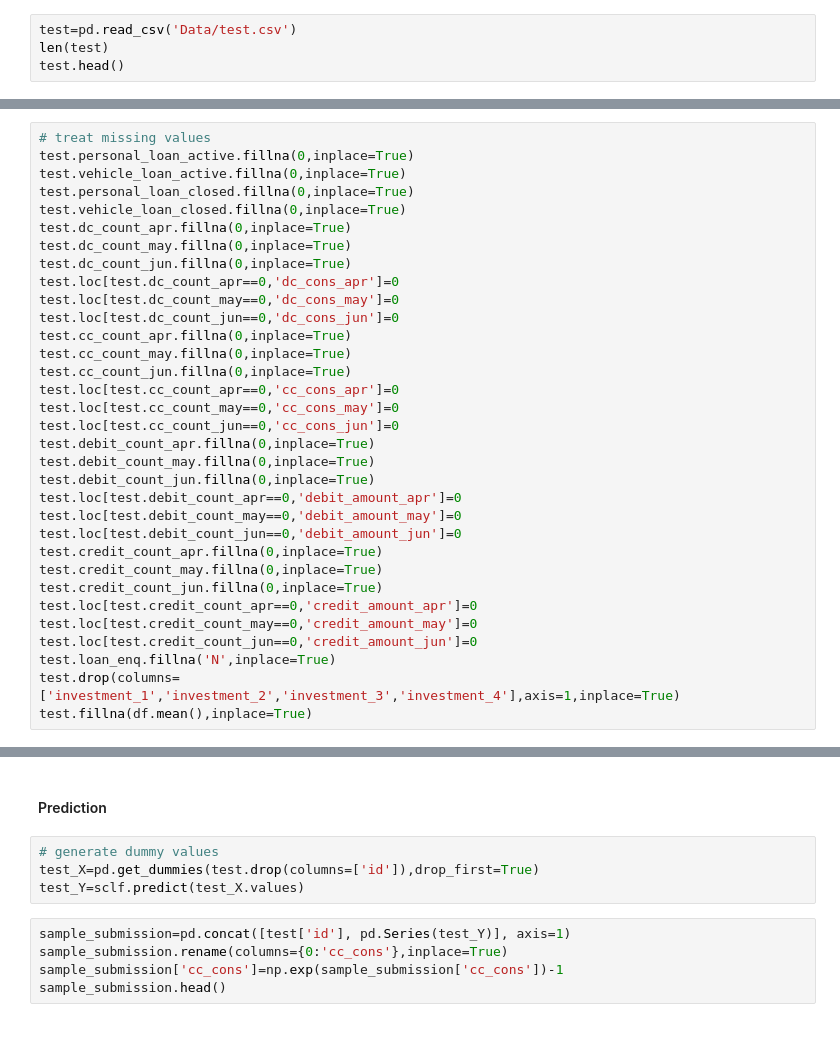
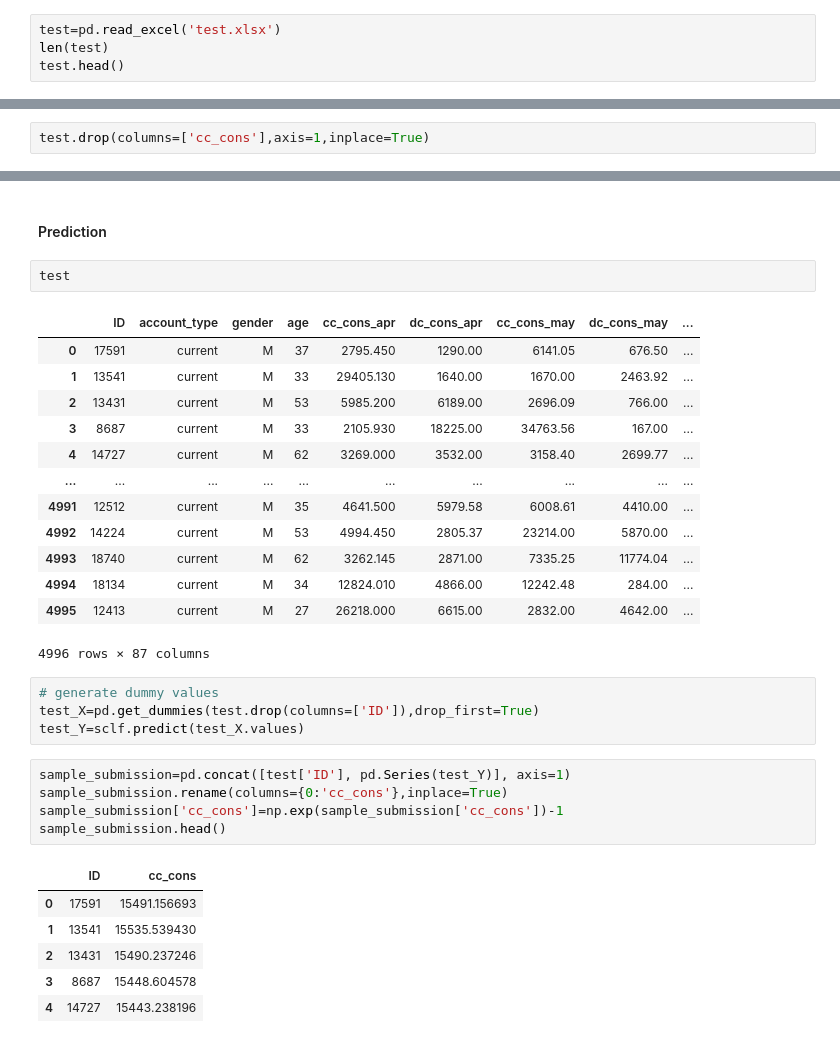
Before and after one commit to kimhonggithub/Predict-Credit-Card-Gen7, a Jupyter notebook: ML_predict_credict.ipynb, the cells around one changed output, grey strips where cells are left out. Drawn from its saved outputs; the diff is of its cells as text.

```diff
--- a/ML_predict_credict.ipynb
+++ b/ML_predict_credict.ipynb
@@ -444,6 +435,6 @@ KeyboardInterrupt:
 # %% [markdown]
 #### Load test data
 # %%
-test=pd.read_csv('Data/test.csv')
+test=pd.read_excel('test.xlsx')
 len(test)
 test.head()
@@ -455,38 +472,7 @@ test.isnull().sum()
 # %% [markdown]
 #### Treat the missing value
-# %%
-# treat missing values
-test.personal_loan_active.fillna(0,inplace=True)
-test.vehicle_loan_active.fillna(0,inplace=True)
-test.personal_loan_closed.fillna(0,inplace=True)
-test.vehicle_loan_closed.fillna(0,inplace=True)
-test.dc_count_apr.fillna(0,inplace=True)
-test.dc_count_may.fillna(0,inplace=True)
-test.dc_count_jun.fillna(0,inplace=True)
-test.loc[test.dc_count_apr==0,'dc_cons_apr']=0
-test.loc[test.dc_count_may==0,'dc_cons_may']=0
-test.loc[test.dc_count_jun==0,'dc_cons_jun']=0
-test.cc_count_apr.fillna(0,inplace=True)
-test.cc_count_may.fillna(0,inplace=True)
-test.cc_count_jun.fillna(0,inplace=True)
-test.loc[test.cc_count_apr==0,'cc_cons_apr']=0
-test.loc[test.cc_count_may==0,'cc_cons_may']=0
-test.loc[test.cc_count_jun==0,'cc_cons_jun']=0
-test.debit_count_apr.fillna(0,inplace=True)
-test.debit_count_may.fillna(0,inplace=True)
-test.debit_count_jun.fillna(0,inplace=True)
-test.loc[test.debit_count_apr==0,'debit_amount_apr']=0
-test.loc[test.debit_count_may==0,'debit_amount_may']=0
-test.loc[test.debit_count_jun==0,'debit_amount_jun']=0
-test.credit_count_apr.fillna(0,inplace=True)
-test.credit_count_may.fillna(0,inplace=True)
-test.credit_count_jun.fillna(0,inplace=True)
-test.loc[test.credit_count_apr==0,'credit_amount_apr']=0
-test.loc[test.credit_count_may==0,'credit_amount_may']=0
-test.loc[test.credit_count_jun==0,'credit_amount_jun']=0
-test.loan_enq.fillna('N',inplace=True)
-test.drop(columns=['investment_1','investment_2','investment_3','investment_4'],axis=1,inplace=True)
-test.fillna(df.mean(),inplace=True)
+# %%
+test.drop(columns=['cc_cons'],axis=1,inplace=True)
 # %% [markdown]
 #### Feature Engineering
 # %%
@@ -598,11 +586,34 @@ len(test.columns)
 # %% [markdown]
 #### Prediction
+# %%
+test
+# %% [output]
+|  | ID | account_type | gender | age | cc_cons_apr | dc_cons_apr | cc_cons_may | dc_cons_may | ... |
+| 0 | 17591 | current | M | 37 | 2795.450 | 1290.00 | 6141.05 | 676.50 | ... |
+| 1 | 13541 | current | M | 33 | 29405.130 | 1640.00 | 1670.00 | 2463.92 | ... |
+| 2 | 13431 | current | M | 53 | 5985.200 | 6189.00 | 2696.09 | 766.00 | ... |
+| 3 | 8687 | current | M | 33 | 2105.930 | 18225.00 | 34763.56 | 167.00 | ... |
+| 4 | 14727 | current | M | 62 | 3269.000 | 3532.00 | 3158.40 | 2699.77 | ... |
+| ... | ... | ... | ... | ... | ... | ... | ... | ... | ... |
+| 4991 | 12512 | current | M | 35 | 4641.500 | 5979.58 | 6008.61 | 4410.00 | ... |
+| 4992 | 14224 | current | M | 53 | 4994.450 | 2805.37 | 23214.00 | 5870.00 | ... |
+| 4993 | 18740 | current | M | 62 | 3262.145 | 2871.00 | 7335.25 | 11774.04 | ... |
+| 4994 | 18134 | current | M | 34 | 12824.010 | 4866.00 | 12242.48 | 284.00 | ... |
+| 4995 | 12413 | current | M | 27 | 26218.000 | 6615.00 | 2832.00 | 4642.00 | ... |
+4996 rows × 87 columns
 # %%
 # generate dummy values
-test_X=pd.get_dummies(test.drop(columns=['id']),drop_first=True)
+test_X=pd.get_dummies(test.drop(columns=['ID']),drop_first=True)
 test_Y=sclf.predict(test_X.values)
 # %%
-sample_submission=pd.concat([test['id'], pd.Series(test_Y)], axis=1)
+sample_submission=pd.concat([test['ID'], pd.Series(test_Y)], axis=1)
 sample_submission.rename(columns={0:'cc_cons'},inplace=True)
 sample_submission['cc_cons']=np.exp(sample_submission['cc_cons'])-1
 sample_submission.head()
+# %% [output]
+|  | ID | cc_cons |
+| 0 | 17591 | 15491.156693 |
+| 1 | 13541 | 15535.539430 |
+| 2 | 13431 | 15490.237246 |
+| 3 | 8687 | 15448.604578 |
+| 4 | 14727 | 15443.238196 |
```
Also changed, not shown: parts of 17 cells of this notebook.
